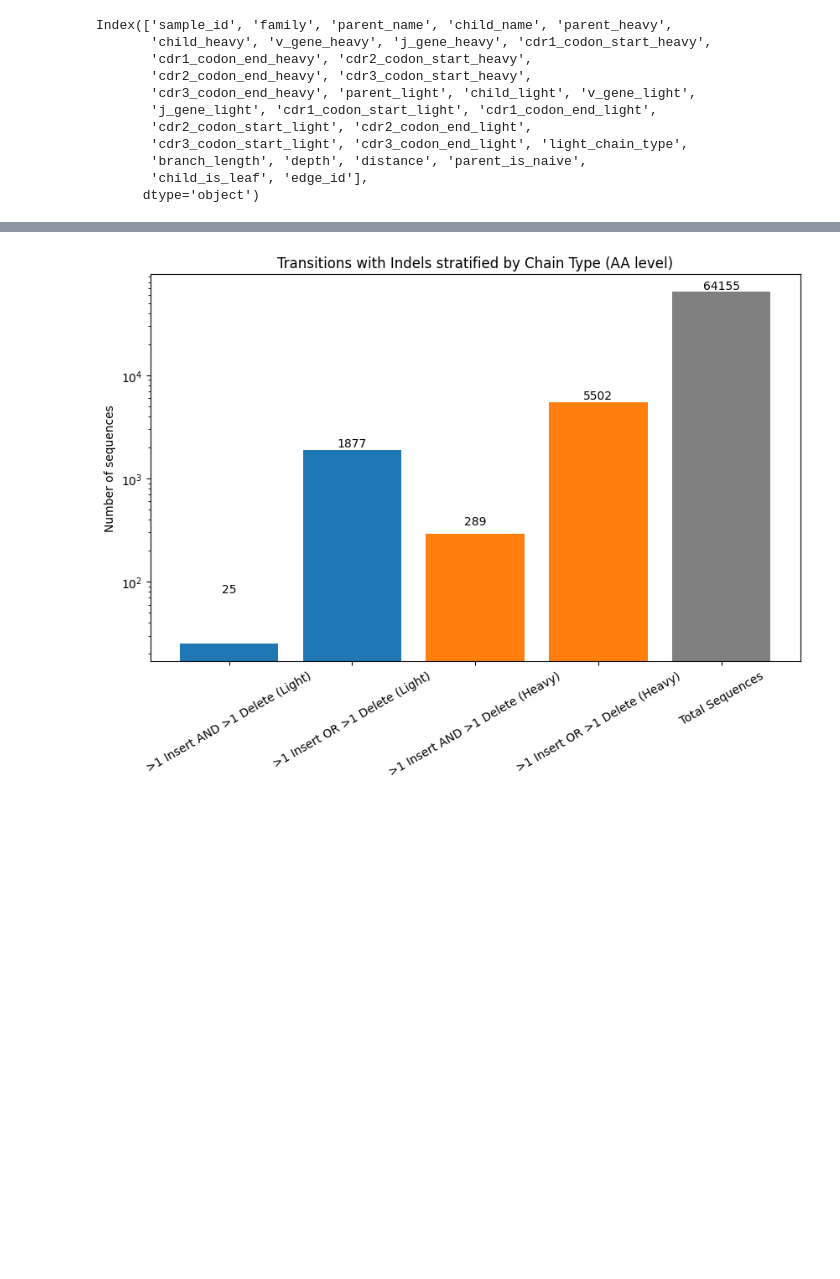
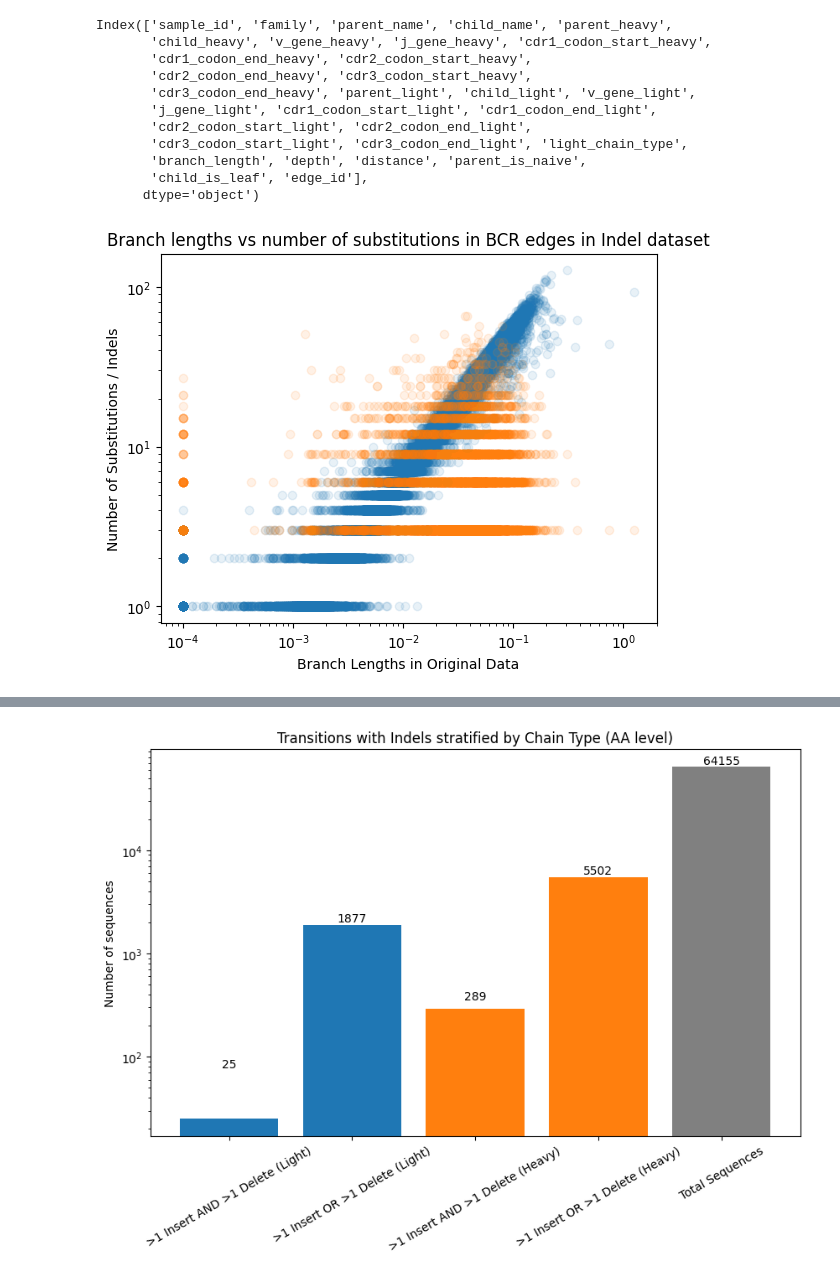
Before and after one commit to thematrixmaster/cosine, a Jupyter notebook: data/wyatt.ipynb, the cells around one changed output, grey strips where cells are left out. Cells and saved outputs as stored; diff of their text form; code cells hidden in the pictures; blank space fills up the shorter version.

```diff
--- a/data/wyatt.ipynb
+++ b/data/wyatt.ipynb
@@ -121,3 +123,15 @@ indels['n_del'] = indels['n_del_heavy'] + indels['n_del_light']
 
 assert (indels['n_sub_heavy'] >= 0).all(), "Negative substitutions in heavy chain."
 assert (indels['n_sub_light'] >= 0).all(), "Negative substitutions in light chain."
+# %%
+# scatter plot branch length vs number of substitutions
+plt.scatter(indels.branch_length, indels.n_sub, alpha=0.1, label='Substitutions')
+plt.scatter(indels.branch_length, indels.n_del + indels.n_ins, alpha=0.1, label='Indels')
+plt.xscale('log')
+plt.yscale('log')
+plt.xlabel('Branch Lengths in Original Data')
+plt.ylabel('Number of Substitutions / Indels')
+plt.title('Branch lengths vs number of substitutions in BCR edges in Indel dataset')
+plt.show()
+# %% [output]
+[figure, added]
```
Also changed, not shown: parts of 9 cells of this notebook, 45 other files.
